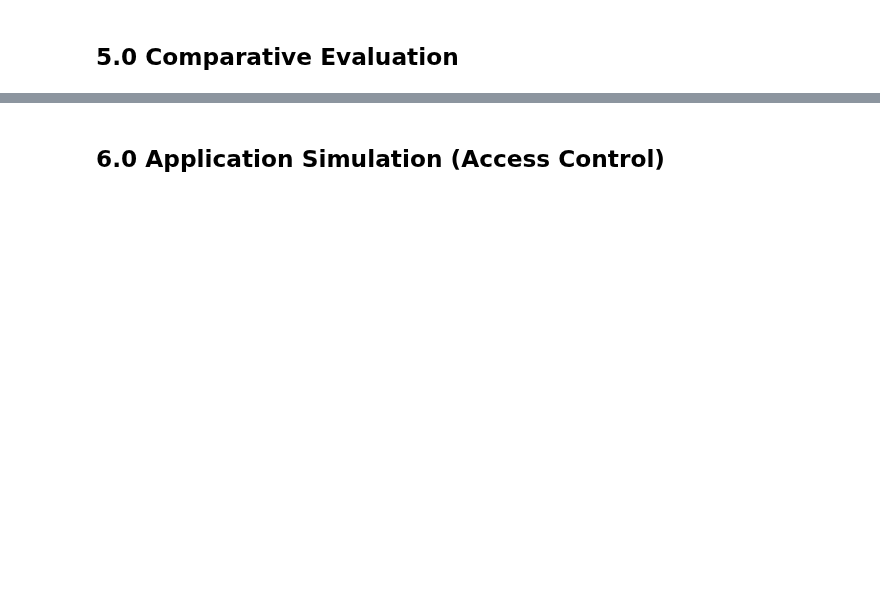
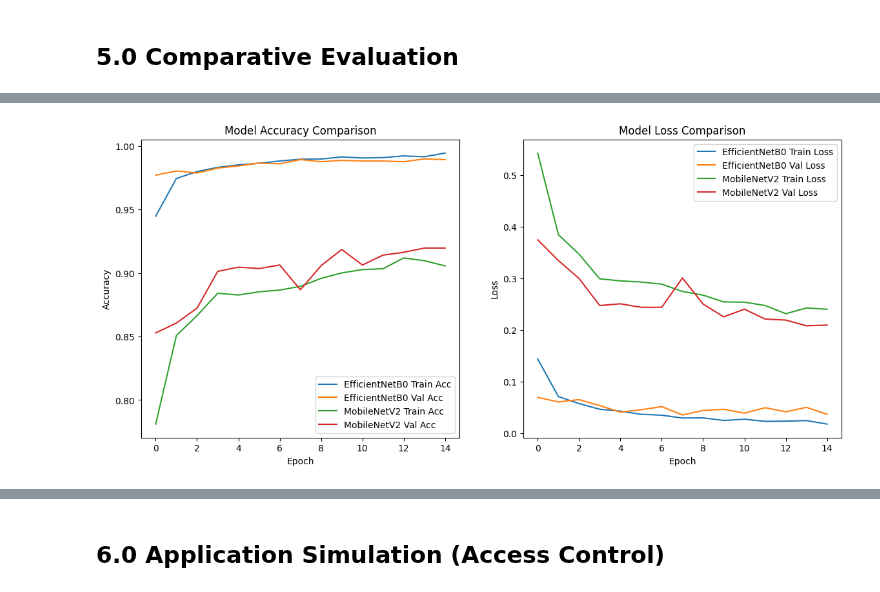
Before and after one commit to hylee7597/Visual-Information-Processing, a Jupyter notebook: VIP_Project_Group_10.ipynb, the cells around one changed output, grey strips where cells are left out. Drawn from its saved outputs; the diff is of its cells as text; code cells hidden in the pictures; blank space fills up the shorter version.

Commit message:
yq done comparison and real-time

```diff
--- a/VIP_Project_Group_10.ipynb
+++ b/VIP_Project_Group_10.ipynb
@@ -296,6 +315,26 @@ history_mob = model_mob.fit(
 
 print("Training completed.")
 
+# Persist training history for reproducible comparative evaluation
+import json
+history_path = os.path.join(os.getcwd(), 'training_history.json')
+try:
+    existing = {}
+    if os.path.exists(history_path):
+        with open(history_path, 'r') as f:
+            existing = json.load(f)
+    existing['MobileNetV2'] = {
+        'accuracy': history_mob.history.get('accuracy', []),
+        'val_accuracy': history_mob.history.get('val_accuracy', []),
+        'loss': history_mob.history.get('loss', []),
+        'val_loss': history_mob.history.get('val_loss', [])
+    }
+    with open(history_path, 'w') as f:
+        json.dump(existing, f)
+    print(f"[INFO] Saved MobileNetV2 training history to {history_path}")
+except Exception as e:
+    print(f"[WARNING] Failed to save training history: {e}")
+
 # Save the trained model for later use in the Application Simulation (Section 6.0)
 model_mob.save('mask_detector_mobilenetv2.h5')
 print("Model saved as 'mask_detector_mobilenetv2.h5'")
@@ -327,3 +369,73 @@ Model saved as 'mask_detector_mobilenetv2.h5'
 # %%
-# Draws line graphs comparing how both models learned.
-# To check if one model learned faster or if one model "overfit" (memorized the data instead of learning).
+import json
+
+# Get previously saved training history of both models from file
+history_path = os.path.join(os.getcwd(), 'training_history.json')
+loaded_hist = None
+
+# Load training history if available
+if os.path.exists(history_path):
+    try:
+        with open(history_path, 'r') as f:
+            loaded_hist = json.load(f)
+        print(f"[INFO] Loaded training history from {history_path}")
+    except Exception as e:
+        print(f"[WARNING] Failed to load training history: {e}")
+
+# Prepare series for plotting (prefer JSON history if available)
+if loaded_hist and 'EfficientNetB0' in loaded_hist:
+    eff_acc = loaded_hist['EfficientNetB0'].get('accuracy', [])
+    eff_val_acc = loaded_hist['EfficientNetB0'].get('val_accuracy', [])
+    eff_loss = loaded_hist['EfficientNetB0'].get('loss', [])
+    eff_val_loss = loaded_hist['EfficientNetB0'].get('val_loss', [])
+else:
+    eff_acc = history_eff.history['accuracy']
+    eff_val_acc = history_eff.history['val_accuracy']
+    eff_loss = history_eff.history['loss']
+    eff_val_loss = history_eff.history['val_loss']
+
+if loaded_hist and 'MobileNetV2' in loaded_hist:
+    mob_acc = loaded_hist['MobileNetV2'].get('accuracy', [])
+    mob_val_acc = loaded_hist['MobileNetV2'].get('val_accuracy', [])
+    mob_loss = loaded_hist['MobileNetV2'].get('loss', [])
+    mob_val_loss = loaded_hist['MobileNetV2'].get('val_loss', [])
+else:
+    mob_acc = history_mob.history['accuracy']
+    mob_val_acc = history_mob.history['val_accuracy']
+    mob_loss = history_mob.history['loss']
+    mob_val_loss = history_mob.history['val_loss']
+
+plt.figure(figsize=(14, 6))
+
+# Plot training & validation accuracy values
+plt.subplot(1, 2, 1)
+plt.plot(eff_acc, label='EfficientNetB0 Train Acc')
+plt.plot(eff_val_acc, label='EfficientNetB0 Val Acc')
+plt.plot(mob_acc, label='MobileNetV2 Train Acc')
+plt.plot(mob_val_acc, label='MobileNetV2 Val Acc')
+plt.title('Model Accuracy Comparison')
+plt.xlabel('Epoch')
+plt.ylabel('Accuracy')
+plt.legend()
+
+# Plot training & validation loss values
+plt.subplot(1, 2, 2)
+plt.plot(eff_loss, label='EfficientNetB0 Train Loss')
+plt.plot(eff_val_loss, label='EfficientNetB0 Val Loss')
+plt.plot(mob_loss, label='MobileNetV2 Train Loss')
+plt.plot(mob_val_loss, label='MobileNetV2 Val Loss')
+plt.title('Model Loss Comparison')
+plt.xlabel('Epoch')
+plt.ylabel('Loss')
+plt.legend()
+
+plt.show()
+
+# Evaluate both models on the validation set and print classification reports and confusion matrices
+val_gen.reset()
+y_pred_eff = model_eff.predict(val_gen)
+y_pred_mob = model_mob.predict(val_gen)
+y_true = val_gen.classes
+y_pred_classes_eff = np.argmax(y_pred_eff, axis=1)
+y_pred_classes_mob = np.argmax(y_pred_mob, axis=1)
+# %% [output]
@@ -329,0 +443 @@ Model saved as 'mask_detector_mobilenetv2.h5'
+[figure, added]
```
Also changed, not shown: parts of 15 cells of this notebook, 5 other files.
